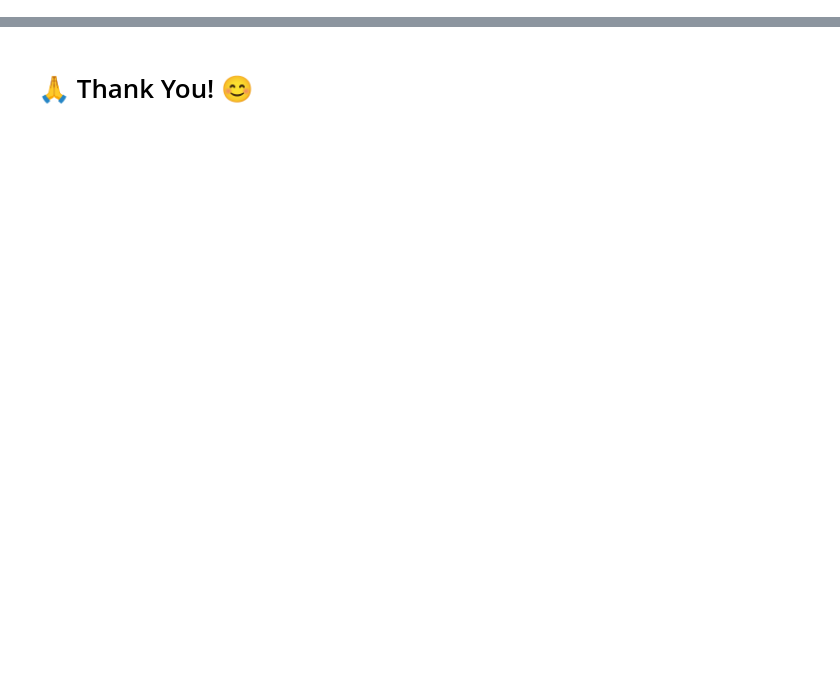
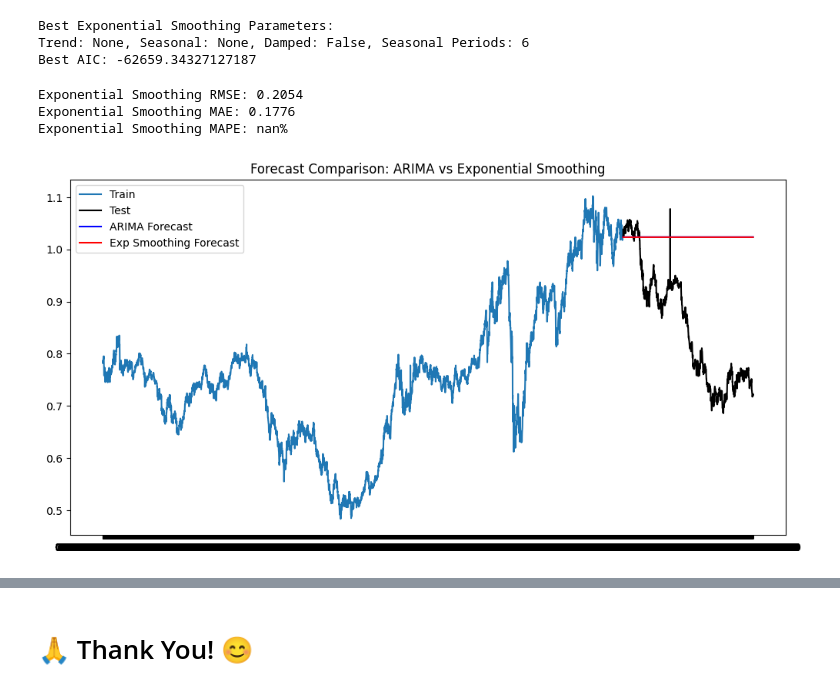
Before and after one commit to bhakte/DS_Assignments, a Jupyter notebook: Assignment_20-Timeseries/Assignment_20_Timeseries.ipynb, the cells around one changed output, grey strips where cells are left out. Drawn from its saved outputs; the diff is of its cells as text; code cells hidden in the pictures; blank space fills up the shorter version.

```diff
--- a/Assignment_20-Timeseries/Assignment_20_Timeseries.ipynb
+++ b/Assignment_20-Timeseries/Assignment_20_Timeseries.ipynb
@@ -257,0 +116,6 @@ Based on the evaluation metrics, **Holt’s Linear** model is recommended for th
+# %%
+# ------------------------------
+# 9. ARIMA Model Fitting
+# ------------------------------
+model_arima = ARIMA(train, order=(5,1,0))
+model_arima_fit = model_arima.fit()
@@ -257,0 +130,5 @@ Based on the evaluation metrics, **Holt’s Linear** model is recommended for th
+# %%
+# ------------------------------
+# 11. ARIMA Forecasting
+# ------------------------------
+forecast_arima = model_arima_fit.forecast(steps=len(test))
@@ -257,0 +150,68 @@ Based on the evaluation metrics, **Holt’s Linear** model is recommended for th
+# %%
+# ------------------------------
+# 13. Exponential Smoothing with Hyperparameter Tuning
+# ------------------------------
+trend_options = ['add', 'mul', None]
+seasonal_options = ['add', 'mul', None]
+damped_options = [True, False]
+seasonal_periods_options = [6, 12, 24]  # adjust as per dataset
+
+best_aic = np.inf
+best_params = None
+best_model = None
+
+for trend, seasonal, damped, sp in itertools.product(trend_options, seasonal_options, damped_options, seasonal_periods_options):
+    # Skip invalid seasonal-period combos
+    if seasonal is None and sp != seasonal_periods_options[0]:
+        continue
+    try:
+        model = ExponentialSmoothing(train, trend=trend, seasonal=seasonal, damped_trend=damped, seasonal_periods=sp)
+        fitted_model = model.fit(optimized=True)
+        if fitted_model.aic < best_aic:
+            best_aic = fitted_model.aic
+            best_params = (trend, seasonal, damped, sp)
+            best_model = fitted_model
+    except:
+        continue
+
+print("\nBest Exponential Smoothing Parameters:")
+print(f"Trend: {best_params[0]}, Seasonal: {best_params[1]}, Damped: {best_params[2]}, Seasonal Periods: {best_params[3]}")
+print(f"Best AIC: {best_aic}")
+# %% [output]
+Best Exponential Smoothing Parameters:
+Trend: None, Seasonal: None, Damped: False, Seasonal Periods: 6
+Best AIC: -62659.34327127187
+# %%
+# ------------------------------
+# 14. Exponential Smoothing Forecasting
+# ------------------------------
+forecast_es = best_model.forecast(steps=len(test))
+# %%
+# ------------------------------
+# 15. Exponential Smoothing Evaluation
+# ------------------------------
+rmse_es = np.sqrt(mean_squared_error(test, forecast_es))
+mae_es = mean_absolute_error(test, forecast_es)
+mape_es = np.mean(np.abs((test - forecast_es) / test)) * 100
+
+print(f"Exponential Smoothing RMSE: {rmse_es:.4f}")
+print(f"Exponential Smoothing MAE: {mae_es:.4f}")
+print(f"Exponential Smoothing MAPE: {mape_es:.2f}%")
+# %% [output]
+Exponential Smoothing RMSE: 0.2054
+Exponential Smoothing MAE: 0.1776
+Exponential Smoothing MAPE: nan%
+# %%
+# ------------------------------
+# 16. Compare Forecasts Visually
+# ------------------------------
+plt.figure(figsize=(12,6))
+plt.plot(train.index, train, label='Train')
+plt.plot(test.index, test, label='Test', color='black')
+plt.plot(test.index, forecast_arima, label='ARIMA Forecast', color='blue')
+plt.plot(test.index, forecast_es, label='Exp Smoothing Forecast', color='red')
+plt.legend()
+plt.title("Forecast Comparison: ARIMA vs Exponential Smoothing")
+plt.show()
+# %% [output]
+[figure, added]
```
Also changed, not shown: parts of 30 cells of this notebook.
